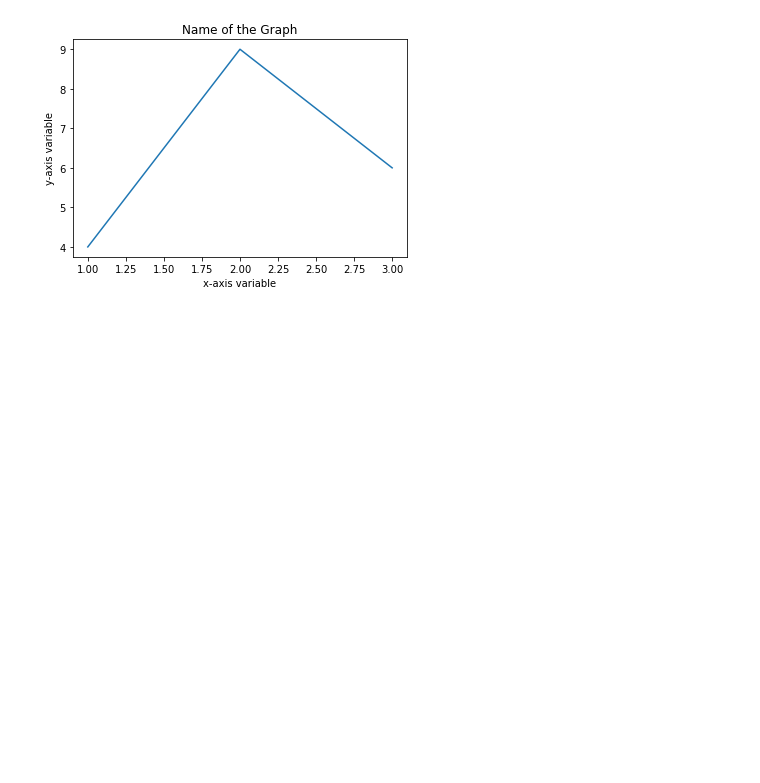
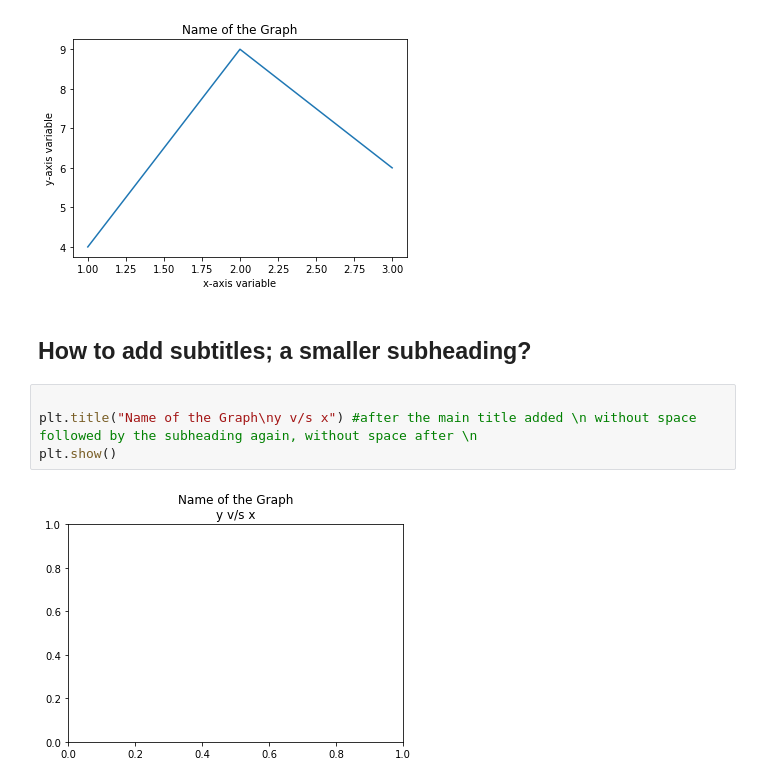
Before and after one commit to Sreekanthrshekar/personal_projects, a Jupyter notebook: Matplotlib.ipynb, the cells around one changed output. Drawn from its saved outputs; the diff is of its cells as text; blank space fills up the shorter version.

```diff
--- a/Matplotlib.ipynb
+++ b/Matplotlib.ipynb
@@ -23,3 +23,11 @@ plt.title("Name of the Graph")
 plt.show()
 # %% [output]
 [figure]
+# %% [markdown]
+ ## How to add subtitles; a smaller subheading?
+# %%
+
+plt.title("Name of the Graph\ny v/s x") #after the main title added \n without space followed by the subheading again, without space after \n
+plt.show()
+# %% [output]
+[figure, added]
```
Also changed, not shown: parts of 1 cell of this notebook.
